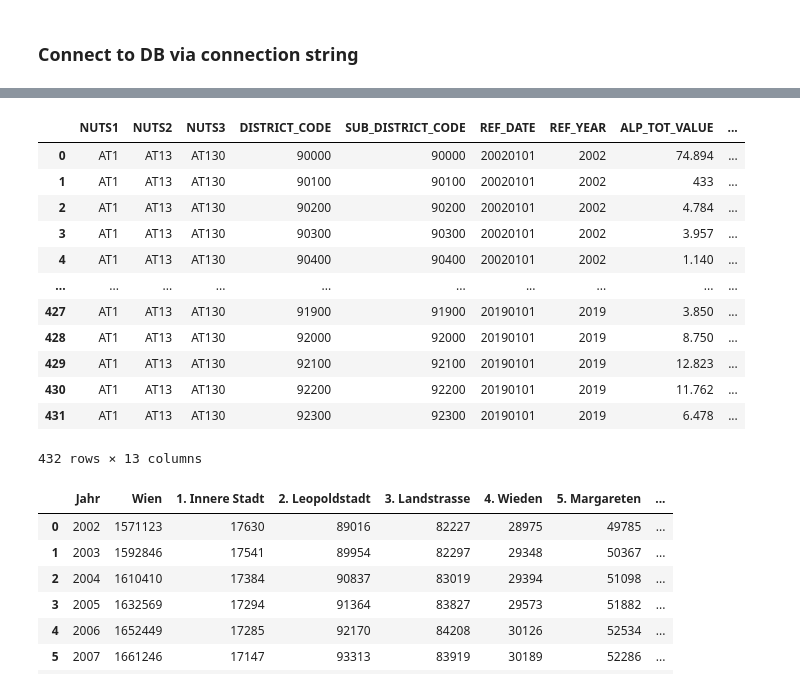
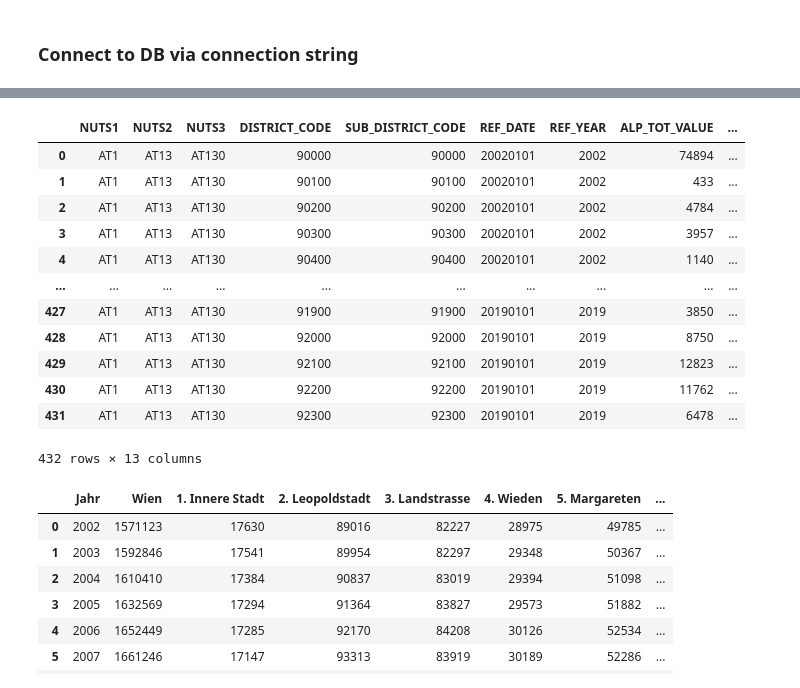
Before and after one commit to jirn073-76/Project_Concrete, a Jupyter notebook: Project_Concrete.ipynb, the cells around one changed output, grey strips where cells are left out. Drawn from its saved outputs; the diff is of its cells as text; code cells hidden in the pictures.

```diff
--- a/Project_Concrete.ipynb
+++ b/Project_Concrete.ipynb
@@ -71,21 +71,21 @@ Connection Successful
 {'name': 'local', 'sizeOnDisk': 73728, 'empty': False}
 # %%
 # Import Unemployment Data CSV from 2002
-unemploy_df = pd.read_csv('emp-bez-alp.csv', sep = ";", decimal=',')
+unemploy_df = pd.read_csv('emp-bez-alp.csv', sep = ";", decimal=',', thousands =".")
 unemploy_df
 # %% [output]
 |  | NUTS1 | NUTS2 | NUTS3 | DISTRICT_CODE | SUB_DISTRICT_CODE | REF_DATE | REF_YEAR | ALP_TOT_VALUE | ... |
-| 0 | AT1 | AT13 | AT130 | 90000 | 90000 | 20020101 | 2002 | 74.894 | ... |
+| 0 | AT1 | AT13 | AT130 | 90000 | 90000 | 20020101 | 2002 | 74894 | ... |
 | 1 | AT1 | AT13 | AT130 | 90100 | 90100 | 20020101 | 2002 | 433 | ... |
-| 2 | AT1 | AT13 | AT130 | 90200 | 90200 | 20020101 | 2002 | 4.784 | ... |
-| 3 | AT1 | AT13 | AT130 | 90300 | 90300 | 20020101 | 2002 | 3.957 | ... |
-| 4 | AT1 | AT13 | AT130 | 90400 | 90400 | 20020101 | 2002 | 1.140 | ... |
+| 2 | AT1 | AT13 | AT130 | 90200 | 90200 | 20020101 | 2002 | 4784 | ... |
+| 3 | AT1 | AT13 | AT130 | 90300 | 90300 | 20020101 | 2002 | 3957 | ... |
+| 4 | AT1 | AT13 | AT130 | 90400 | 90400 | 20020101 | 2002 | 1140 | ... |
 | ... | ... | ... | ... | ... | ... | ... | ... | ... | ... |
-| 427 | AT1 | AT13 | AT130 | 91900 | 91900 | 20190101 | 2019 | 3.850 | ... |
-| 428 | AT1 | AT13 | AT130 | 92000 | 92000 | 20190101 | 2019 | 8.750 | ... |
-| 429 | AT1 | AT13 | AT130 | 92100 | 92100 | 20190101 | 2019 | 12.823 | ... |
-| 430 | AT1 | AT13 | AT130 | 92200 | 92200 | 20190101 | 2019 | 11.762 | ... |
-| 431 | AT1 | AT13 | AT130 | 92300 | 92300 | 20190101 | 2019 | 6.478 | ... |
+| 427 | AT1 | AT13 | AT130 | 91900 | 91900 | 20190101 | 2019 | 3850 | ... |
+| 428 | AT1 | AT13 | AT130 | 92000 | 92000 | 20190101 | 2019 | 8750 | ... |
+| 429 | AT1 | AT13 | AT130 | 92100 | 92100 | 20190101 | 2019 | 12823 | ... |
+| 430 | AT1 | AT13 | AT130 | 92200 | 92200 | 20190101 | 2019 | 11762 | ... |
+| 431 | AT1 | AT13 | AT130 | 92300 | 92300 | 20190101 | 2019 | 6478 | ... |
 432 rows × 13 columns
 # %%
 # Import Population Growth Data in Vienna from 2002
```
Also changed, not shown: parts of 9 cells of this notebook.
